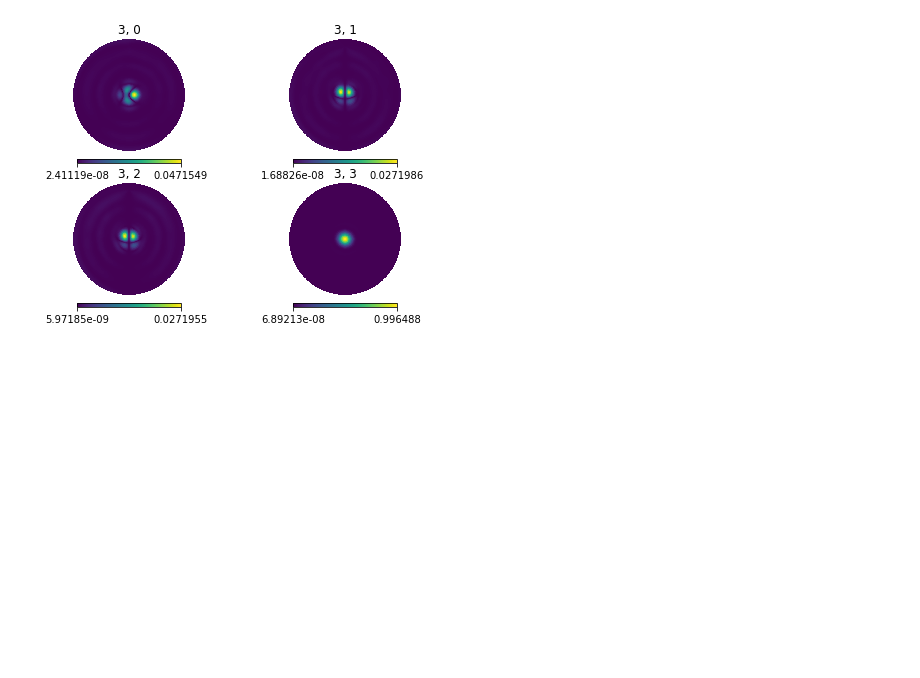
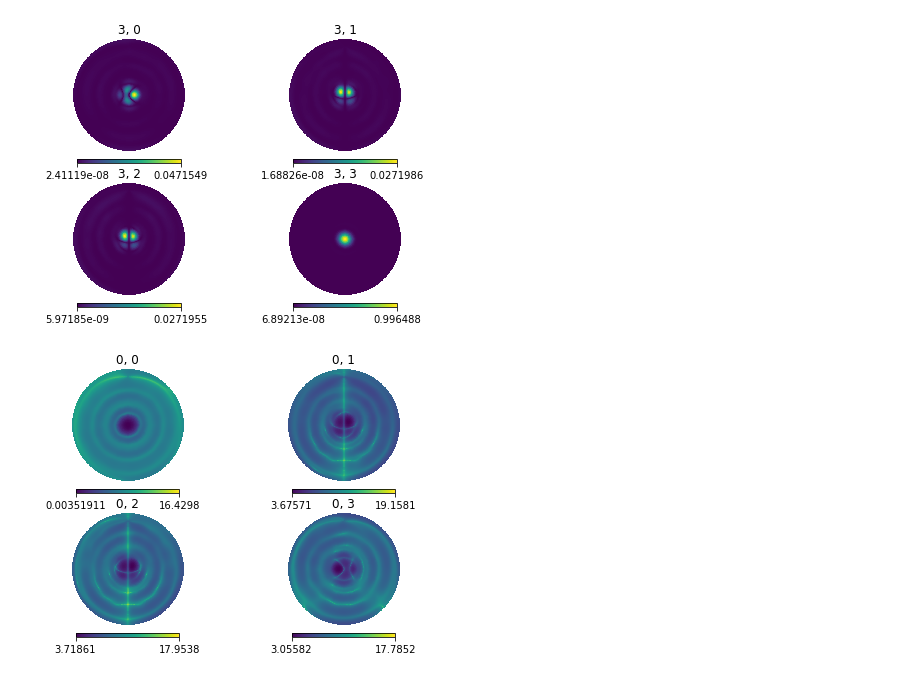
Before and after one commit to 3276908917/skyflux, a Jupyter notebook: notebooks/jones_matrices/A_Catalog.ipynb, the cells around one changed output. Saved outputs shown, nothing was run; the diff lists cells and outputs as text; code cells hidden in the pictures; blank space fills up the shorter version.

Commit message:
Log plots added

```diff
--- a/notebooks/jones_matrices/A_Catalog.ipynb
+++ b/notebooks/jones_matrices/A_Catalog.ipynb
@@ -26,6 +26,12 @@ def project_Ai(A, i):
     hp.orthview(np.abs(A[:, i, 1]), rot=[0, 90], half_sky=True, sub=[2, 2, 2], title=str(i)+', 1')
     hp.orthview(np.abs(A[:, i, 2]), rot=[0, 90], half_sky=True, sub=[2, 2, 3], title=str(i)+', 2')
     hp.orthview(np.abs(A[:, i, 3]), rot=[0, 90], half_sky=True, sub=[2, 2, 4], title=str(i)+', 3')
+# %%
+def project_Ai_log(A, i):
+    hp.orthview(np.abs(np.log(A[:, i, 0])), rot=[0, 90], half_sky=True, sub=[2, 2, 1], title=str(i)+', 0')
+    hp.orthview(np.abs(np.log(A[:, i, 1])), rot=[0, 90], half_sky=True, sub=[2, 2, 2], title=str(i)+', 1')
+    hp.orthview(np.abs(np.log(A[:, i, 2])), rot=[0, 90], half_sky=True, sub=[2, 2, 3], title=str(i)+', 2')
+    hp.orthview(np.abs(np.log(A[:, i, 3])), rot=[0, 90], half_sky=True, sub=[2, 2, 4], title=str(i)+', 3')
 # %%
 nside = 128
 theta, phi = hp.pix2ang(nside, np.arange(12 * nside * nside))
@@ -108,3 +114,7 @@ project_Ai(A, 2)
 project_Ai(A, 3)
 # %% [output]
 [figure]
+# %%
+project_Ai_log(A, 0)
+# %% [output]
+[figure, added]
```
Also changed, not shown: parts of 3 cells of this notebook, 2 other files.
